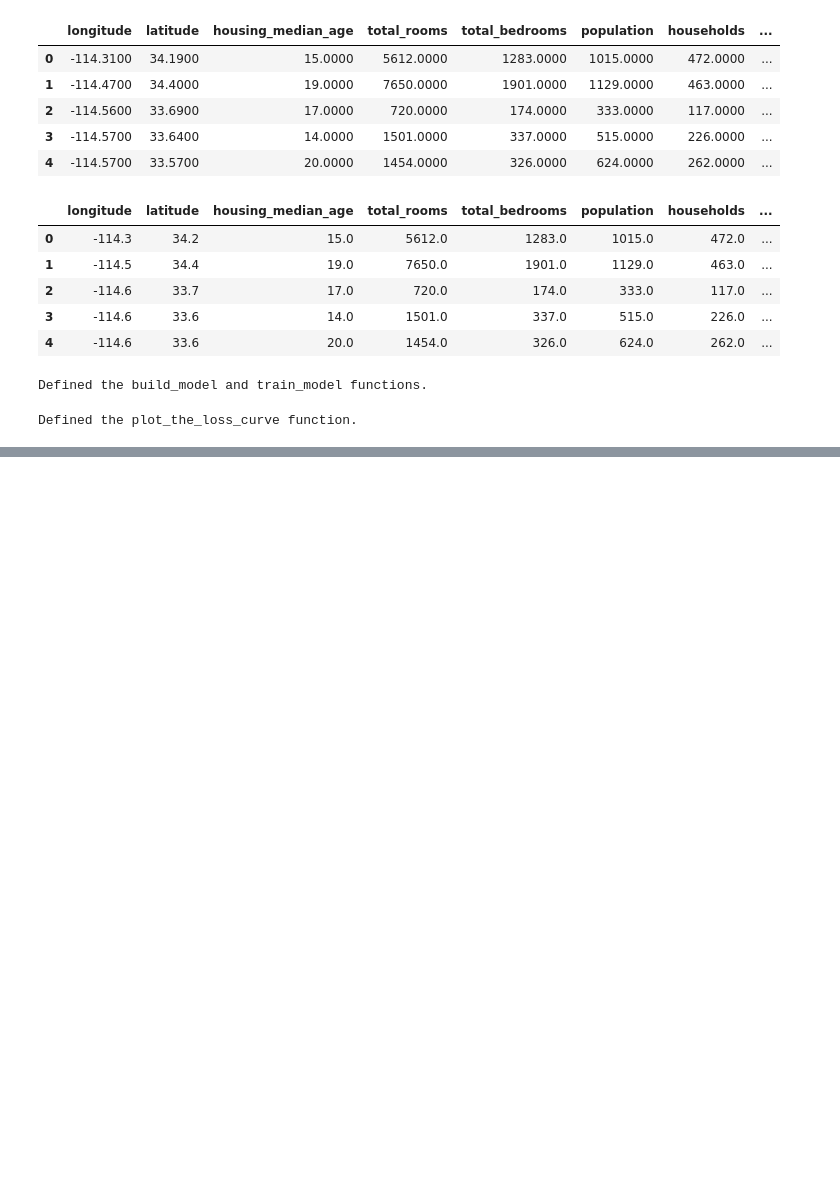
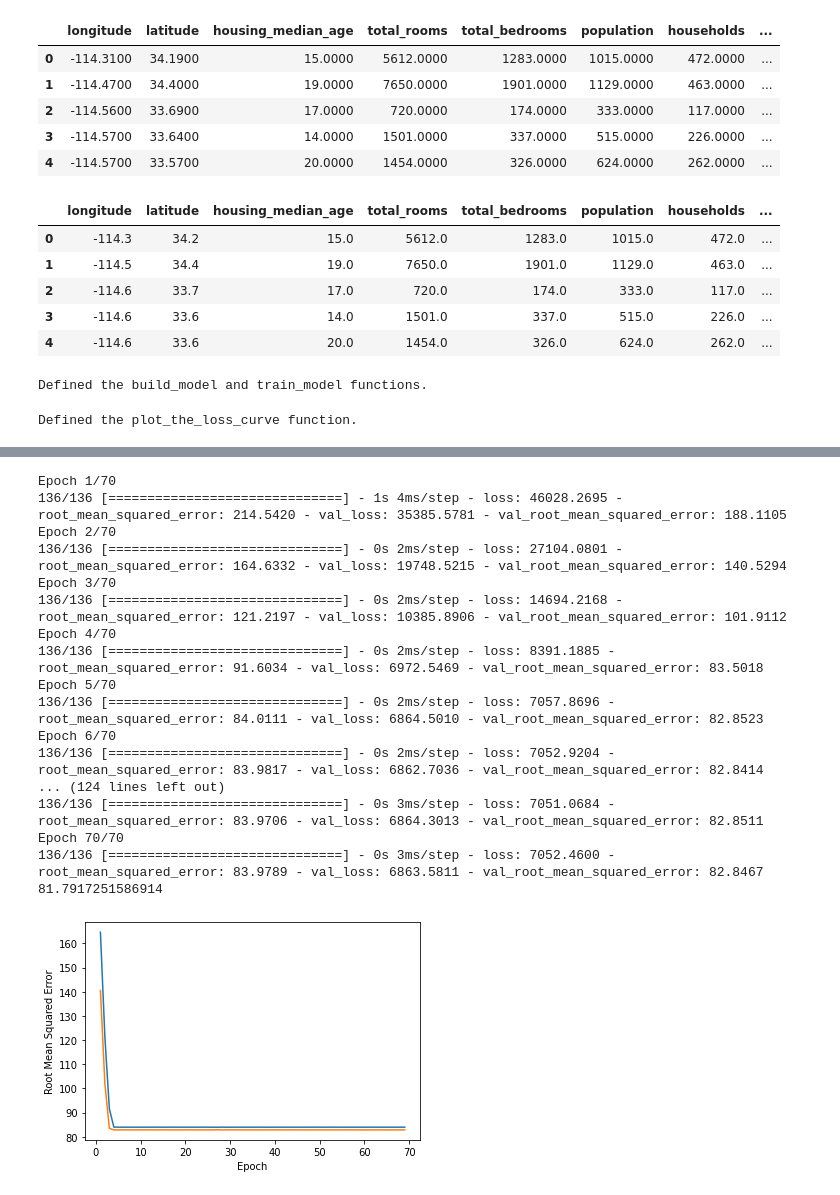
Before and after one commit to fasthill/google-ML-crash-course, a Jupyter notebook: validatation sets test sets.ipynb, the cells around one changed output, grey strips where cells are left out. Drawn from its saved outputs; the diff is of its cells as text; code cells hidden in the pictures; blank space fills up the shorter version.

```diff
--- a/validatation sets test sets.ipynb
+++ b/validatation sets test sets.ipynb
@@ -147,0 +244,50 @@ Epoch 30/30
+# %%
+# The following variables are the hyperparameters.
+learning_rate = 0.08
+epochs = 70
+batch_size = 100
+
+# Split the original training set into a reduced training set and a
+# validation set.
+validation_split = 0.2
+
+# Identify the feature and the label.
+my_feature = "median_income"    # the median income on a specific city block.
+my_label = "median_house_value" # the median house value on a specific city block.
+# That is, you're going to create a model that predicts house value based
+# solely on the neighborhood's median income.
+
+# Discard any pre-existing version of the model.
+my_model = None
+
+# Shuffle the examples.
+shuffled_train_df = train_df.reindex(np.random.permutation(train_df.index))
+
+# Invoke the functions to build and train the model. Train on the shuffled
+# training set.
+my_model = build_model(learning_rate)
+epochs, rmse, history = train_model(my_model, shuffled_train_df, my_feature,
+                                    my_label, epochs, batch_size,
+                                    validation_split)
+
+plot_the_loss_curve(epochs, history["root_mean_squared_error"],
+                    history["val_root_mean_squared_error"])
+# %% [output]
+Epoch 1/70
+136/136 [==============================] - 1s 4ms/step - loss: 46028.2695 - root_mean_squared_error: 214.5420 - val_loss: 35385.5781 - val_root_mean_squared_error: 188.1105
+Epoch 2/70
+136/136 [==============================] - 0s 2ms/step - loss: 27104.0801 - root_mean_squared_error: 164.6332 - val_loss: 19748.5215 - val_root_mean_squared_error: 140.5294
+Epoch 3/70
+136/136 [==============================] - 0s 2ms/step - loss: 14694.2168 - root_mean_squared_error: 121.2197 - val_loss: 10385.8906 - val_root_mean_squared_error: 101.9112
+Epoch 4/70
+136/136 [==============================] - 0s 2ms/step - loss: 8391.1885 - root_mean_squared_error: 91.6034 - val_loss: 6972.5469 - val_root_mean_squared_error: 83.5018
+Epoch 5/70
+136/136 [==============================] - 0s 2ms/step - loss: 7057.8696 - root_mean_squared_error: 84.0111 - val_loss: 6864.5010 - val_root_mean_squared_error: 82.8523
+Epoch 6/70
+136/136 [==============================] - 0s 2ms/step - loss: 7052.9204 - root_mean_squared_error: 83.9817 - val_loss: 6862.7036 - val_root_mean_squared_error: 82.8414
+... (124 lines left out)
+136/136 [==============================] - 0s 3ms/step - loss: 7051.0684 - root_mean_squared_error: 83.9706 - val_loss: 6864.3013 - val_root_mean_squared_error: 82.8511
+Epoch 70/70
+136/136 [==============================] - 0s 3ms/step - loss: 7052.4600 - root_mean_squared_error: 83.9789 - val_loss: 6863.5811 - val_root_mean_squared_error: 82.8467
+81.7917251586914
+[figure, added]
```
Also changed, not shown: parts of 7 cells of this notebook.
